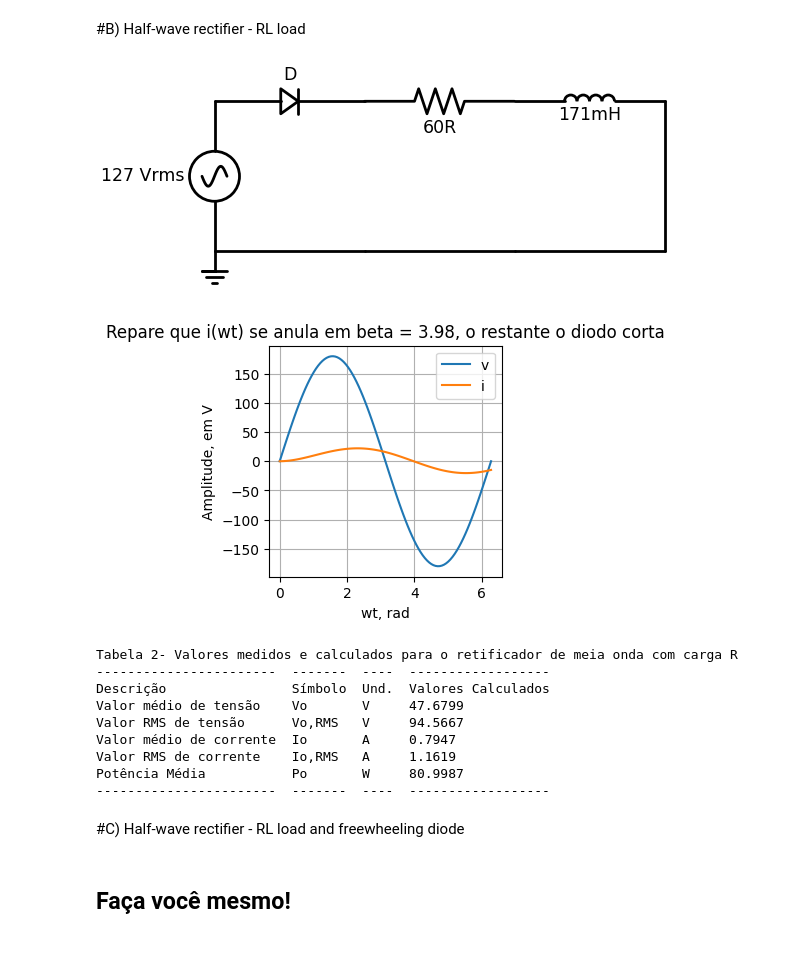
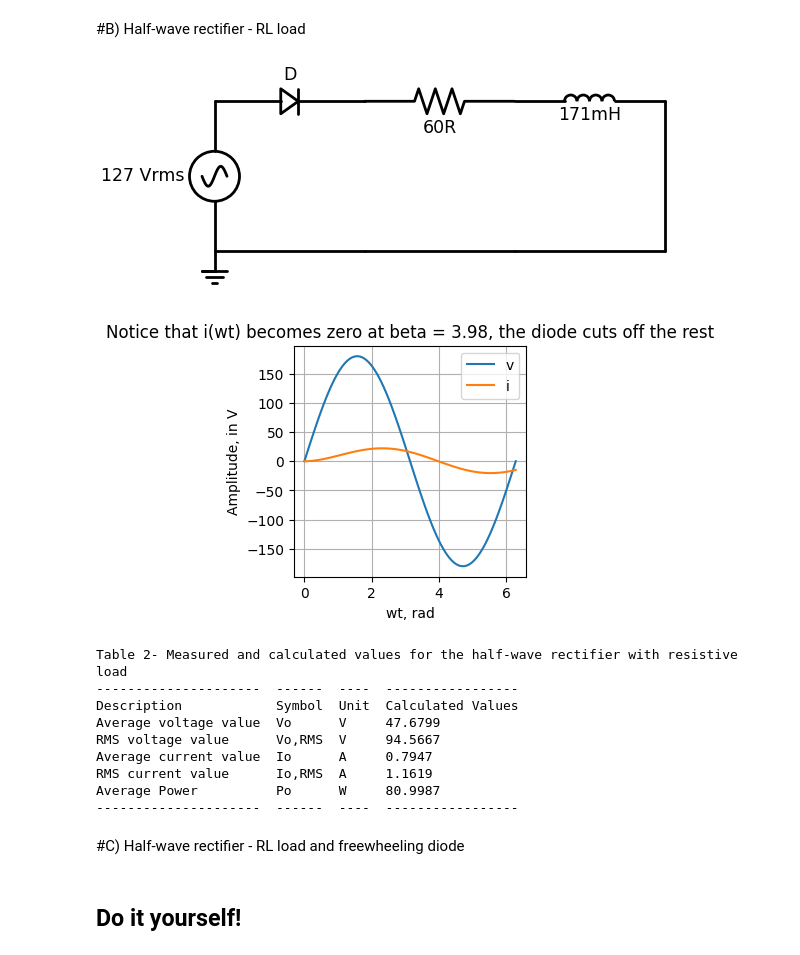
Before and after one commit to ThainanST/half-wave-rectifier, a Jupyter notebook: half_wave_rectifier.ipynb, the cells around one changed output. Drawn from its saved outputs; the diff is of its cells as text; code cells hidden in the pictures.

```diff
--- a/half_wave_rectifier.ipynb
+++ b/half_wave_rectifier.ipynb
@@ -113,11 +117,11 @@ L    = 171*10**(-3)
 
 w   = 2*pi*60
 Vm  = Vrms*np.sqrt(2)
-tau = L/R                         # s
-Z   = np.sqrt( R**2 + (w*L)**2 )  # ohm (módulo)
-th  = np.arctan(w*L/R)            # rad
+tau = L/R                         # Time constant (s)
+Z   = np.sqrt( R**2 + (w*L)**2 )  # Impedance (ohms, magnitude)
+th  = np.arctan(w*L/R)            # Phase angle (radians)
 
-# Desenhando circuito
+# Draw circuit
 with schemdraw.Drawing() as d:
     d += elm.Diode().label('D')
     d += elm.Resistor().label('60R', loc='bottom')
@@ -129,13 +133,13 @@ with schemdraw.Drawing() as d:
     d += elm.Ground()
     d += elm.SourceSin().up().label('127 Vrms')
 
-# Solução numérica
+# Numeric solution
 def nonlinear_equation(p):
     beta_var = p
     return (np.sin(beta_var - th) + np.sin(th)*np.exp(-beta_var/(w*tau)) )
 beta = float( fsolve(nonlinear_equation, (np.pi)) )
 
-# Graficamente
+# Plot
 wt = np.linspace(0, 2*np.pi, 100)
 
 v = Vm*np.sin(wt)
@@ -143,51 +147,51 @@ i = (Vm/Z)*(np.sin(wt-th) + np.sin(th)*np.exp( -wt/(w*tau) ) )
 
 # Plots
 plt.figure(figsize=(3,3))
 plt.plot(wt, v, label='v')
 plt.plot(wt, 10*i, label='i')
 
 plt.grid()
 plt.xlabel("wt, rad")
-plt.ylabel("Amplitude, em V")
-plt.title("Repare que i(wt) se anula em beta = {:.2f}, o restante o diodo corta".format( beta ))
+plt.ylabel("Amplitude, in V")
+plt.title("Notice that i(wt) becomes zero at beta = {:.2f}, the diode cuts off the rest".format( beta ))
 plt.legend()
 plt.show()
 
-# Cálculo dos valores médios e RMS
+# Calculation of average and RMS values
 # https://www.w3schools.com/python/python_lambda.asp
 wt = np.linspace(0, beta, 500)
 v_func = lambda wt: Vm*np.sin(wt)
 i_func = lambda wt: (Vm/Z)*(np.sin(wt-th) + np.sin(th)*np.exp( -wt/(w*tau) ) )
 
 v = v_func(wt)
 i = i_func(wt)
 
-# Valores médios
+# Average values
 Vo_med = 1/(2*np.pi)*np.trapz(v, x=wt)
 Io_med = 1/(2*np.pi)*np.trapz(i, x=wt)
 
-# Valores RMS
+# RMS values
 Vo_rms = np.sqrt( 1/(2*np.pi)*np.trapz(v**2, x=wt) )
 Io_rms = np.sqrt( 1/(2*np.pi)*np.trapz(i**2, x=wt) )
 
-#  power
+# Power calculation
 Poutput = R*Io_rms**2
 
 # Show values
-showTableAverage("Tabela 2", Vo_rms, Io_med, Io_rms, Poutput)
+showTableAverage("Table 2", Vo_rms, Io_med, Io_rms, Poutput)
 # %% [output]
 [figure]
-[figure, old version]
+[figure, new version]
-Tabela 2- Valores medidos e calculados para o retificador de meia onda com carga R
------------------------  -------  ----  ------------------
-Descrição                Símbolo  Und.  Valores Calculados
-Valor médio de tensão    Vo       V     47.6799
-Valor RMS de tensão      Vo,RMS   V     94.5667
-Valor médio de corrente  Io       A     0.7947
-Valor RMS de corrente    Io,RMS   A     1.1619
-Potência Média           Po       W     80.9987
------------------------  -------  ----  ------------------
+Table 2- Measured and calculated values for the half-wave rectifier with resistive load
+---------------------  ------  ----  -----------------
+Description            Symbol  Unit  Calculated Values
+Average voltage value  Vo      V     47.6799
+RMS voltage value      Vo,RMS  V     94.5667
+Average current value  Io      A     0.7947
+RMS current value      Io,RMS  A     1.1619
+Average Power          Po      W     80.9987
+---------------------  ------  ----  -----------------
 # %% [markdown]
 #C) Half-wave rectifier - RL load and freewheeling diode
-# %% [markdown]
-## Faça você mesmo!
+# %% [markdown]
+## Do it yourself!
```
Also changed, not shown: parts of 2 cells of this notebook.
